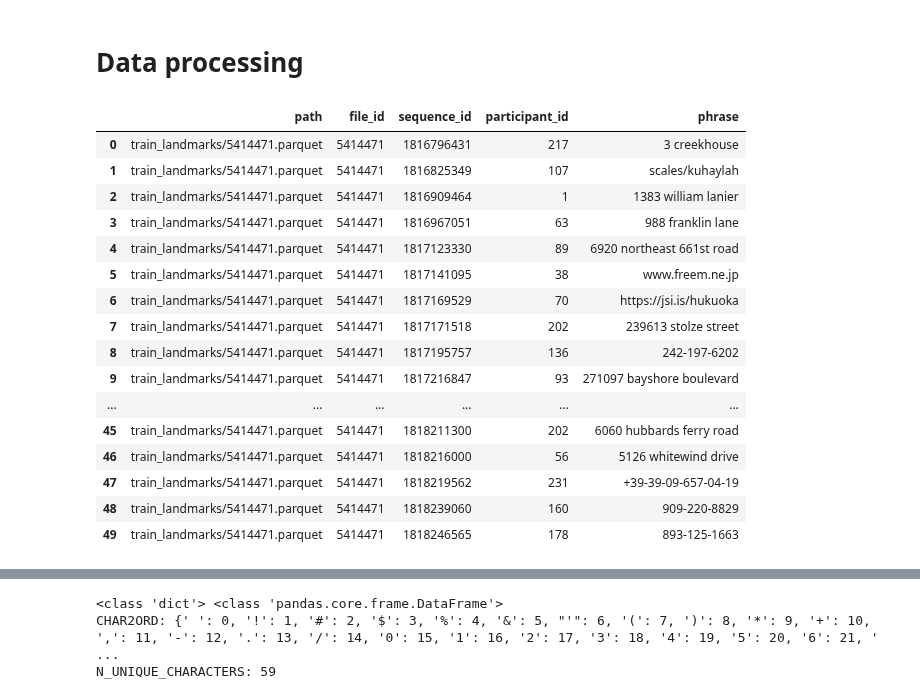
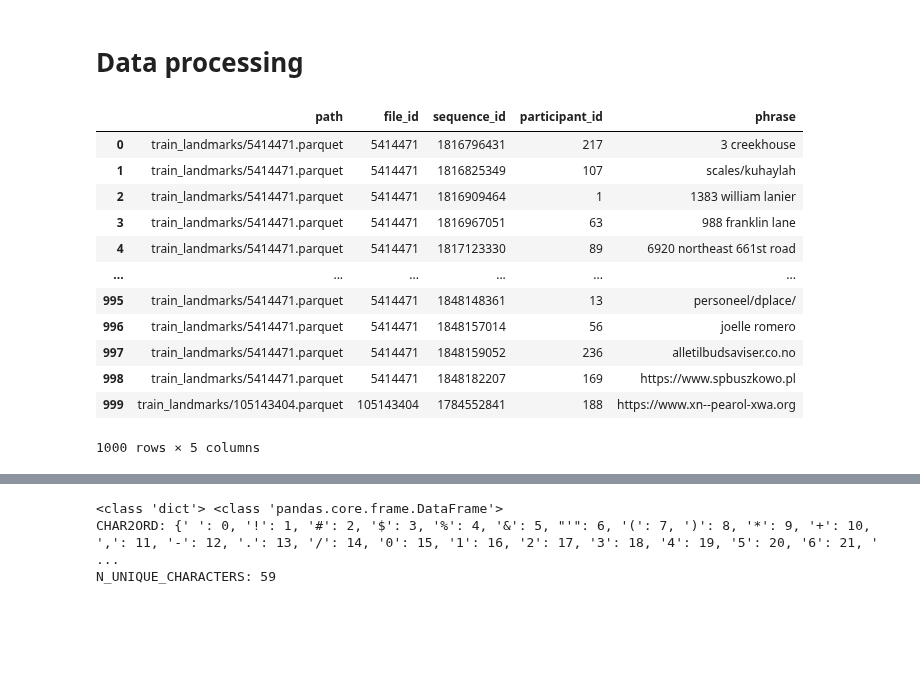
Before and after one commit to Nekoiii/Kaggle_notebook, a Jupyter notebook: sign-language-fingerspelling-recognition-2.ipynb, the cells around one changed output, grey strips where cells are left out. Saved outputs shown, nothing was run; the diff lists cells and outputs as text; code cells hidden in the pictures; blank space fills up the shorter version.

```diff
--- a/sign-language-fingerspelling-recognition-2.ipynb
+++ b/sign-language-fingerspelling-recognition-2.ipynb
@@ -23,26 +23,22 @@ from scipy.stats import skew, kurtosis
 DEBUG = True
 # %%
 train_path=f'{base_path}/train.csv'
-train = pd.read_csv(train_path).head(50) if DEBUG else pd.read_csv(file_path)
+train = pd.read_csv(train_path).head(1000) if DEBUG else pd.read_csv(file_path)
 train
 # %% [output]
 |  | path | file_id | sequence_id | participant_id | phrase |
 | 0 | train_landmarks/5414471.parquet | 5414471 | 1816796431 | 217 | 3 creekhouse |
 | 1 | train_landmarks/5414471.parquet | 5414471 | 1816825349 | 107 | scales/kuhaylah |
 | 2 | train_landmarks/5414471.parquet | 5414471 | 1816909464 | 1 | 1383 william lanier |
 | 3 | train_landmarks/5414471.parquet | 5414471 | 1816967051 | 63 | 988 franklin lane |
 | 4 | train_landmarks/5414471.parquet | 5414471 | 1817123330 | 89 | 6920 northeast 661st road |
-| 5 | train_landmarks/5414471.parquet | 5414471 | 1817141095 | 38 | www.freem.ne.jp |
-| 6 | train_landmarks/5414471.parquet | 5414471 | 1817169529 | 70 | https://jsi.is/hukuoka |
-| 7 | train_landmarks/5414471.parquet | 5414471 | 1817171518 | 202 | 239613 stolze street |
-| 8 | train_landmarks/5414471.parquet | 5414471 | 1817195757 | 136 | 242-197-6202 |
-| 9 | train_landmarks/5414471.parquet | 5414471 | 1817216847 | 93 | 271097 bayshore boulevard |
 | ... | ... | ... | ... | ... | ... |
-| 45 | train_landmarks/5414471.parquet | 5414471 | 1818211300 | 202 | 6060 hubbards ferry road |
-| 46 | train_landmarks/5414471.parquet | 5414471 | 1818216000 | 56 | 5126 whitewind drive |
-| 47 | train_landmarks/5414471.parquet | 5414471 | 1818219562 | 231 | +39-39-09-657-04-19 |
-| 48 | train_landmarks/5414471.parquet | 5414471 | 1818239060 | 160 | 909-220-8829 |
-| 49 | train_landmarks/5414471.parquet | 5414471 | 1818246565 | 178 | 893-125-1663 |
+| 995 | train_landmarks/5414471.parquet | 5414471 | 1848148361 | 13 | personeel/dplace/ |
+| 996 | train_landmarks/5414471.parquet | 5414471 | 1848157014 | 56 | joelle romero |
+| 997 | train_landmarks/5414471.parquet | 5414471 | 1848159052 | 236 | alletilbudsaviser.co.no |
+| 998 | train_landmarks/5414471.parquet | 5414471 | 1848182207 | 169 | https://www.spbuszkowo.pl |
+| 999 | train_landmarks/105143404.parquet | 105143404 | 1784552841 | 188 | https://www.xn--pearol-xwa.org |
+1000 rows × 5 columns
 # %%
 train['phrase_char'] = train['phrase'].apply(tuple)
 train['phrase_char_len'] = train['phrase_char'].apply(len)
```
Also changed, not shown: parts of 41 cells of this notebook.
